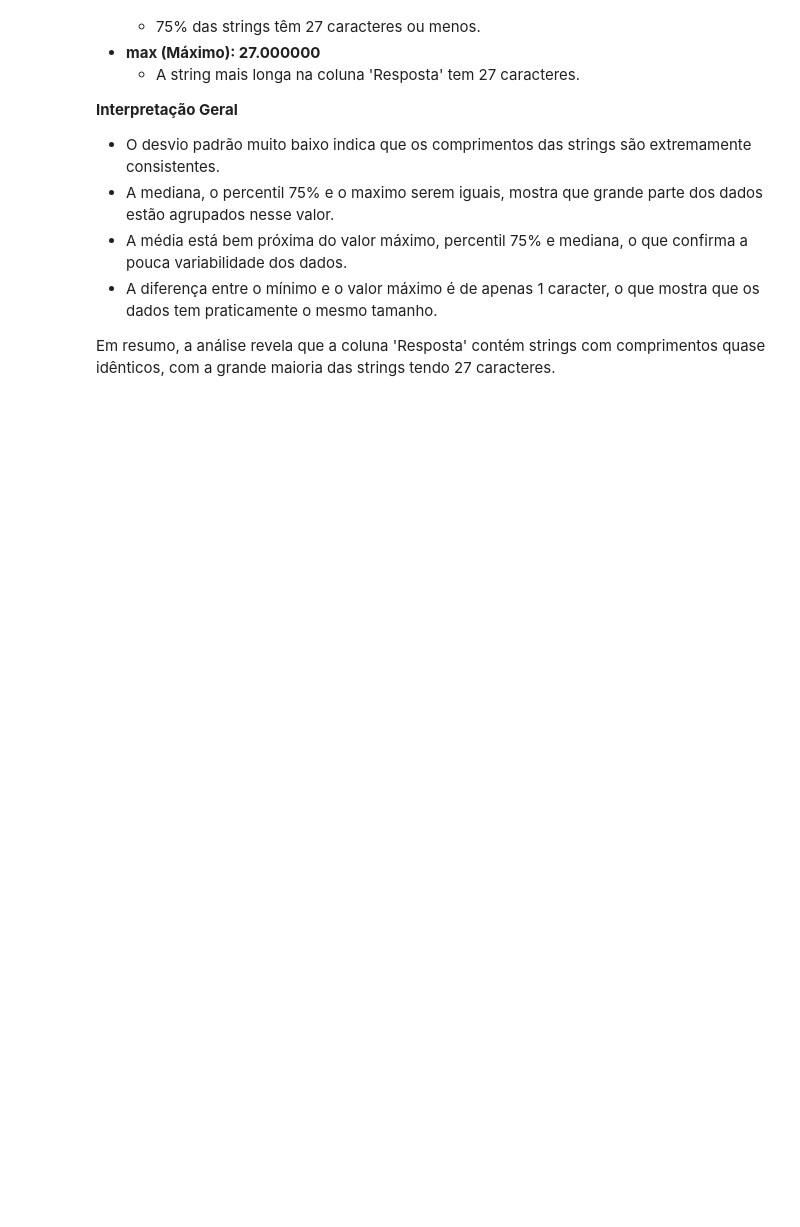
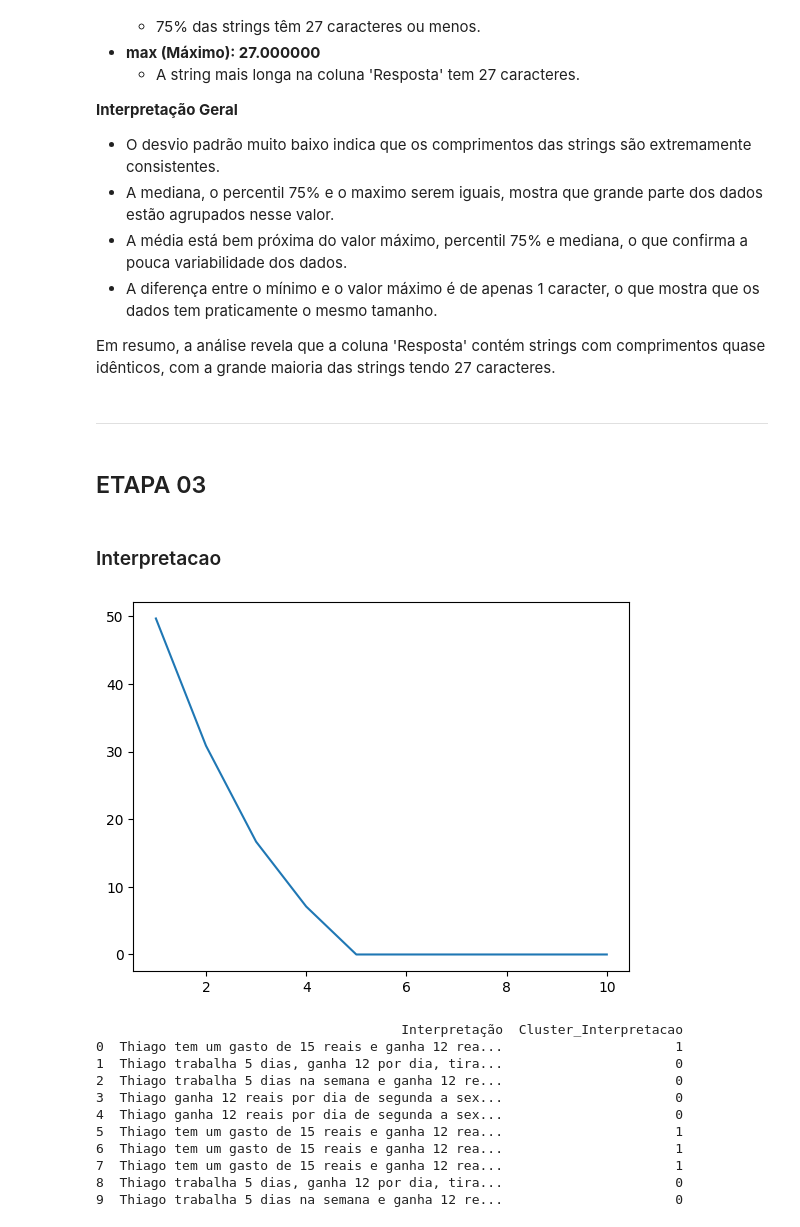
Before and after one commit to thiago-laza/simulacao-estudo, a Jupyter notebook: estudos/estudo_01.ipynb, the cells around one changed output. Saved outputs shown, nothing was run; the diff lists cells and outputs as text; code cells hidden in the pictures; blank space fills up the shorter version.

```diff
--- a/estudos/estudo_01.ipynb
+++ b/estudos/estudo_01.ipynb
@@ -11,7 +74,7 @@
 # %%
 import pandas as pd
 # %%
-df = pd.read_csv('/home/laza/simulacao-estudo/estudos/respostas_estudantes.csv')
+df = pd.read_csv('/home/laza/simulacao-manguetech-01/estudos/respostas_estudantes.csv')
 # %%
 df
 # %% [output]
@@ -315,7 +378,7 @@ Name: count, dtype: int64
 
 Em resumo, a análise revela que a maioria dos participantes chegou à resposta correta, mas há uma parcela significativa que apresentou respostas incorretas, indicando possíveis dificuldades de interpretação ou erros de cálculo.
 # %%
-df['CResposta_Comprimento'] = df['Resposta'].str.len()
+df['Resposta_Comprimento'] = df['Resposta'].str.len()
 print(df['Resposta_Comprimento'].describe())
 # %% [output]
 count    100.000000
@@ -356,3 +419,7 @@ Name: Resposta_Comprimento, dtype: float64
 * A diferença entre o mínimo e o valor máximo é de apenas 1 caracter, o que mostra que os dados tem praticamente o mesmo tamanho.
 
 Em resumo, a análise revela que a coluna 'Resposta' contém strings com comprimentos quase idênticos, com a grande maioria das strings tendo 27 caracteres.
+# %% [markdown]
+---
+# %% [markdown]
+## ETAPA 03
@@ -358,0 +431,51 @@ Em resumo, a análise revela que a coluna 'Resposta' contém strings com comprim
+# %% [markdown]
+### Interpretacao
+# %%
+
+textos = df['Interpretação'].tolist()
+
+def tokenizar_texto(texto):
+    texto = re.sub(r'[^\w\s]', '', texto)
+    texto = texto.lower()
+    tokens = texto.split()
+    return tokens
+
+textos_tokenizados = [tokenizar_texto(texto) for texto in textos]
+
+
+textos_strings = [" ".join(tokens) for tokens in textos_tokenizados]
+
+
+vetorizador = TfidfVectorizer()
+vetores_tfidf = vetorizador.fit_transform(textos_strings)
+
+
+wcss = []
+for i in range(1, 11):
+    kmeans = KMeans(n_clusters=i, random_state=42)
+    kmeans.fit(vetores_tfidf)
+    wcss.append(kmeans.inertia_)
+
+plt.plot(range(1, 11), wcss)
+plt.show()
+
+kmeans = KMeans(n_clusters=3, random_state=42)
+clusters = kmeans.fit_predict(vetores_tfidf)
+
+
+df['Cluster_Interpretacao'] = clusters
+
+print(df[['Interpretação', 'Cluster_Interpretacao']].head(10))
+# %% [output]
+[figure, added]
+                                       Interpretação  Cluster_Interpretacao
+0  Thiago tem um gasto de 15 reais e ganha 12 rea...                      1
+1  Thiago trabalha 5 dias, ganha 12 por dia, tira...                      0
+2  Thiago trabalha 5 dias na semana e ganha 12 re...                      0
+3  Thiago ganha 12 reais por dia de segunda a sex...                      0
+4  Thiago ganha 12 reais por dia de segunda a sex...                      0
+5  Thiago tem um gasto de 15 reais e ganha 12 rea...                      1
+6  Thiago tem um gasto de 15 reais e ganha 12 rea...                      1
+7  Thiago tem um gasto de 15 reais e ganha 12 rea...                      1
+8  Thiago trabalha 5 dias, ganha 12 por dia, tira...                      0
+9  Thiago trabalha 5 dias na semana e ganha 12 re...                      0
```
Also changed, not shown: parts of 44 cells of this notebook, 1 other file.
